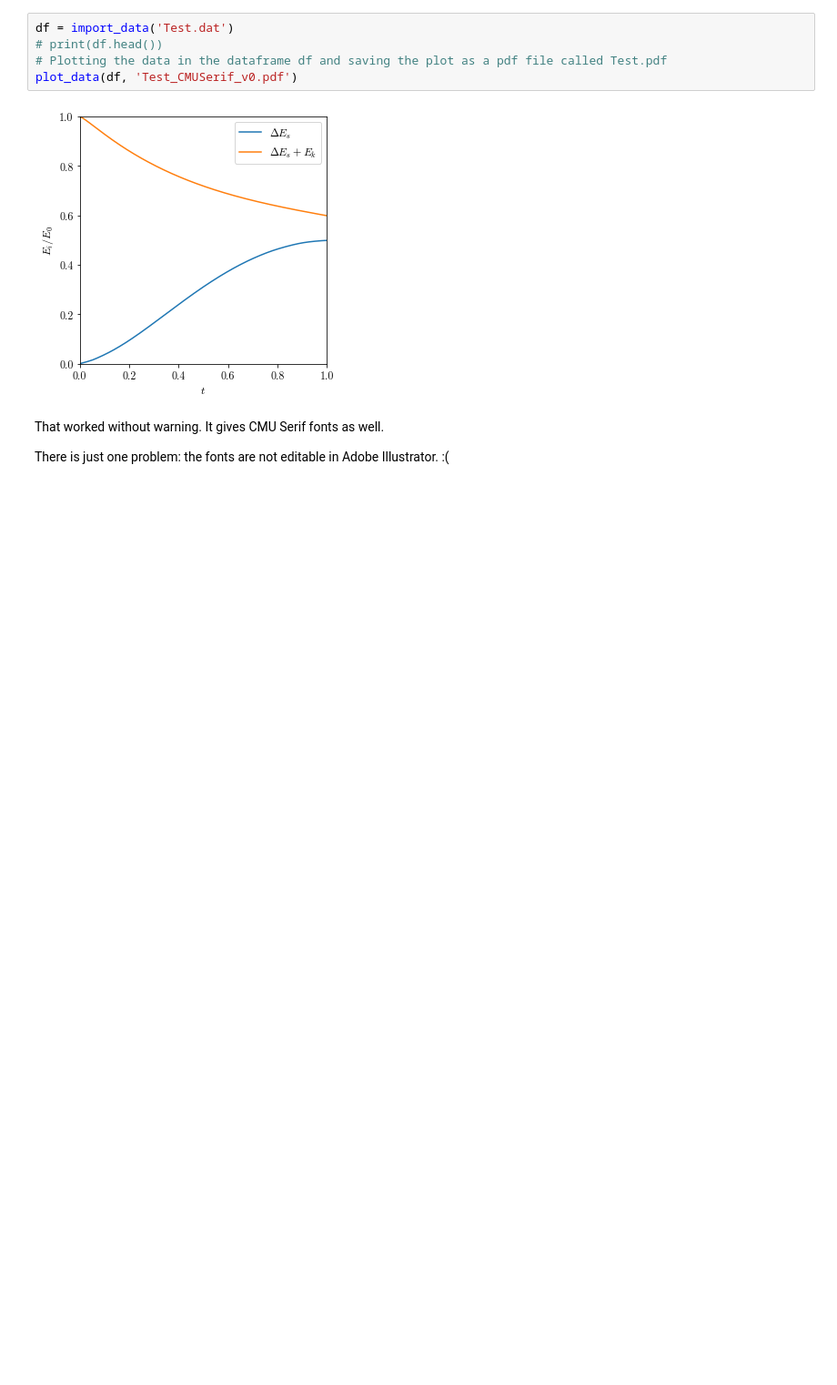
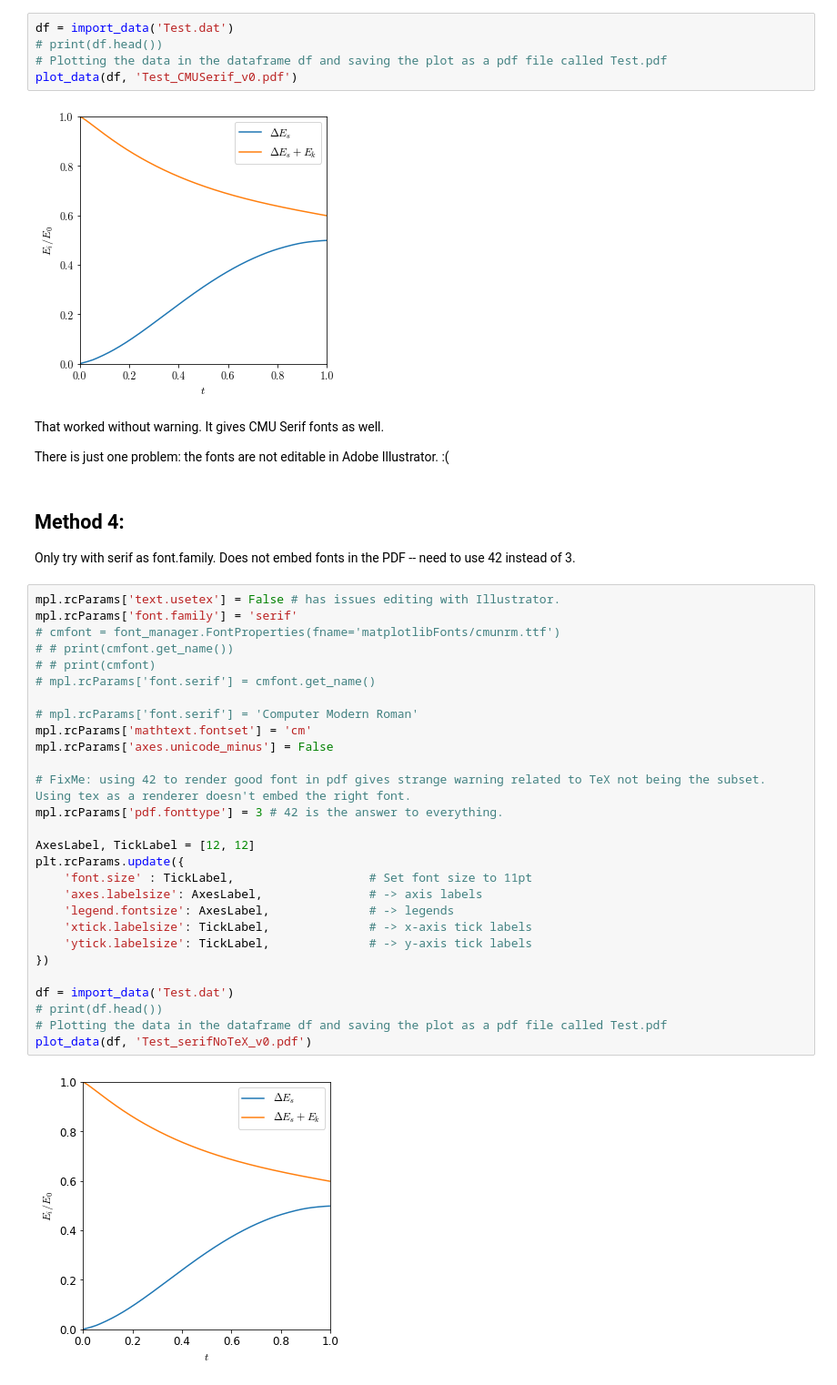
Before and after one commit to VatsalSy/ExperimentMatplotlibFont, a Jupyter notebook: MatplotlibFonts.ipynb, the cells around one changed output. Shown: that part at 91% size. Cells and saved outputs as stored; diff of their text form; blank space fills up the shorter version.

```diff
--- a/MatplotlibFonts.ipynb
+++ b/MatplotlibFonts.ipynb
@@ -164,3 +164,37 @@ plot_data(df, 'Test_CMUSerif_v0.pdf')
 That worked without warning. It gives CMU Serif fonts as well.
 
 There is just one problem: the fonts are not editable in Adobe Illustrator. :(
+# %% [markdown]
+## Method 4:
+
+Only try with serif as font.family. Does not embed fonts in the PDF -- need to use 42 instead of 3.
+# %%
+mpl.rcParams['text.usetex'] = False # has issues editing with Illustrator.
+mpl.rcParams['font.family'] = 'serif'
+# cmfont = font_manager.FontProperties(fname='matplotlibFonts/cmunrm.ttf')
+# # print(cmfont.get_name())
+# # print(cmfont)
+# mpl.rcParams['font.serif'] = cmfont.get_name()
+
+# mpl.rcParams['font.serif'] = 'Computer Modern Roman'
+mpl.rcParams['mathtext.fontset'] = 'cm'
+mpl.rcParams['axes.unicode_minus'] = False
+
+# FixMe: using 42 to render good font in pdf gives strange warning related to TeX not being the subset. Using tex as a renderer doesn't embed the right font.
+mpl.rcParams['pdf.fonttype'] = 3 # 42 is the answer to everything.
+
+AxesLabel, TickLabel = [12, 12]
+plt.rcParams.update({
+    'font.size' : TickLabel,                   # Set font size to 11pt
+    'axes.labelsize': AxesLabel,               # -> axis labels
+    'legend.fontsize': AxesLabel,              # -> legends
+    'xtick.labelsize': TickLabel,              # -> x-axis tick labels
+    'ytick.labelsize': TickLabel,              # -> y-axis tick labels
+})
+
+df = import_data('Test.dat')
+# print(df.head())
+# Plotting the data in the dataframe df and saving the plot as a pdf file called Test.pdf
+plot_data(df, 'Test_serifNoTeX_v0.pdf')
+# %% [output]
+[figure, added]
```
Also changed, not shown: parts of 2 cells of this notebook, 5 other files.
